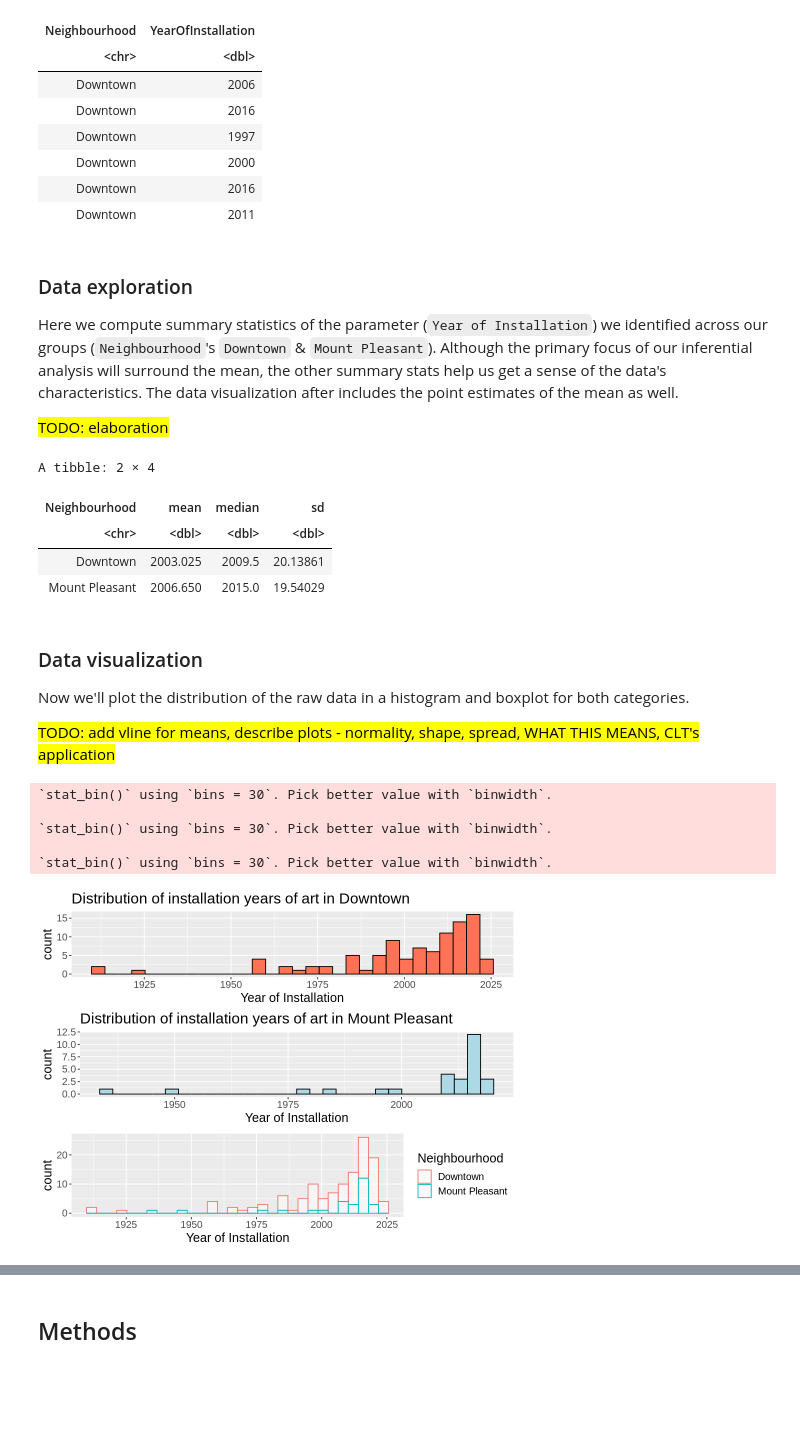
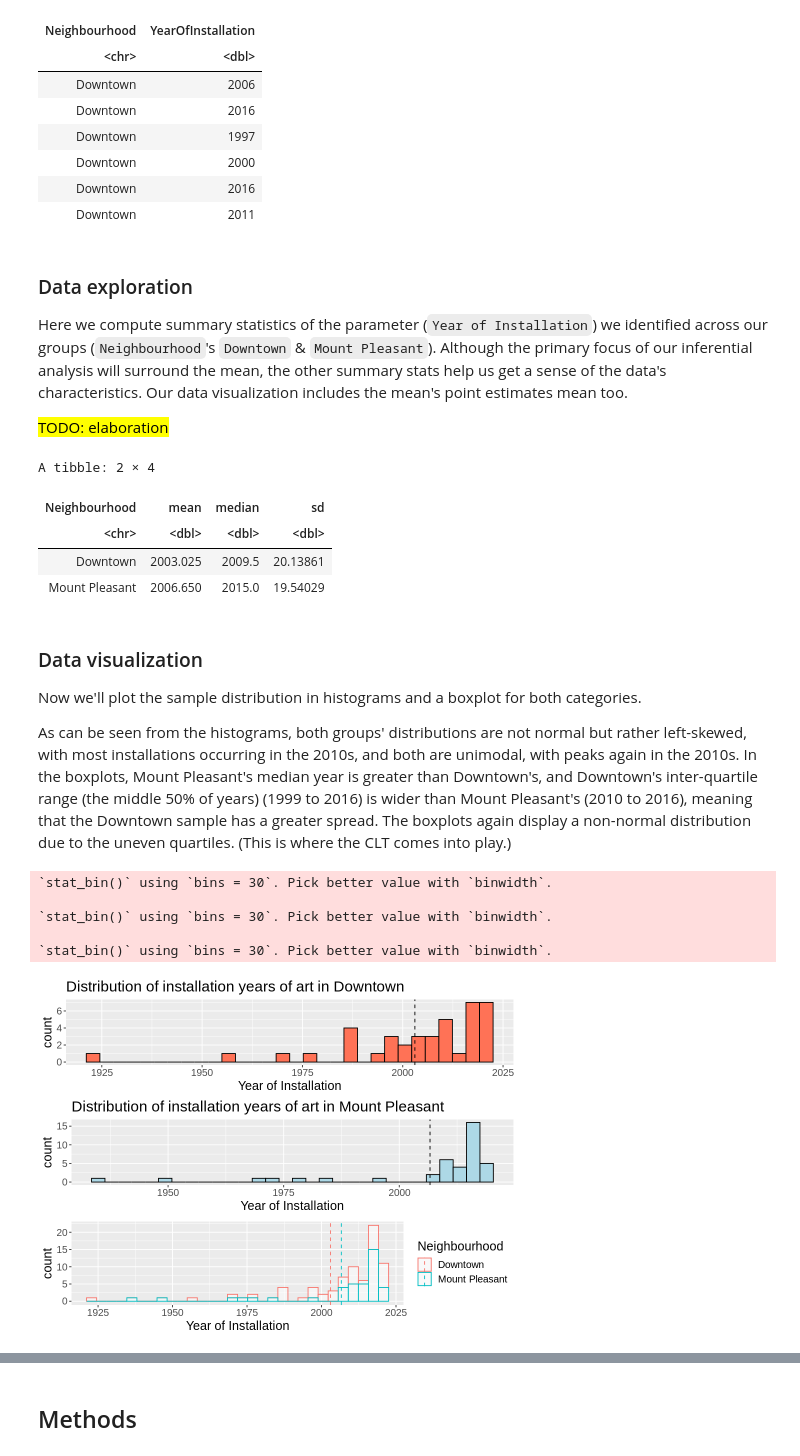
Before and after one commit to olivia-1221/Vancouver-Public-Art, a Jupyter notebook: proposal.ipynb, the cells around one changed output, grey strips where cells are left out. Drawn from its saved outputs; the diff is of its cells as text; code cells hidden in the pictures; blank space fills up the shorter version.

```diff
--- a/proposal.ipynb
+++ b/proposal.ipynb
@@ -102,16 +104,20 @@ A tibble: 6 × 2
 # %% [markdown]
 ### Data exploration
 
-Here we compute summary statistics of the parameter (`Year of Installation`) we identified across our groups (`Neighbourhood`'s `Downtown` & `Mount Pleasant`). Although the primary focus of our inferential analysis will surround the mean, </mark>the other summary stats</mark> help us get a sense of the data's characteristics. The data visualization after includes the point estimates of the mean as well.
+Here we compute summary statistics of the parameter (`Year of Installation`) we identified across our groups (`Neighbourhood`'s `Downtown` & `Mount Pleasant`). Although the primary focus of our inferential analysis will surround the mean, </mark>the other summary stats</mark> help us get a sense of the data's characteristics. Our data visualization includes the mean's point estimates mean too.
 
 <mark>TODO: elaboration </mark>
 # %%
-n <- nrow(art_data)
-
 art_sample_stats <- art_sample %>%
     group_by(Neighbourhood) %>%
     summarise(mean = mean(YearOfInstallation), median = median(YearOfInstallation), sd = sd(YearOfInstallation))
 
+### Extracting the point estimates of the mean for future use. Code from:
+#   https://stackoverflow.com/questions/7448881/how-to-access-single-elements-in-a-table-in-r
+downtown_mean <- as.numeric(art_sample_stats[1, "mean"])
+pleasant_mean <- as.numeric(art_sample_stats[2, "mean"])
+obs_mean_year_diff <- downtown_mean - pleasant_mean
+
 art_sample_stats
 # %% [output]
 A tibble: 2 × 4
@@ -122,48 +128,52 @@ A tibble: 2 × 4
 # %% [markdown]
 ### Data visualization
 
-Now we'll plot the distribution of the raw data in a histogram and boxplot for both categories.
+Now we'll plot the sample distribution in histograms and a boxplot for both categories.
 
-<mark>TODO: add vline for means, describe plots - normality, shape, spread, WHAT THIS MEANS, CLT's application </mark>
+As can be seen from the histograms, both groups' distributions are not normal but rather left-skewed, with most installations occurring in the 2010s, and both are unimodal, with peaks again in the 2010s. In the boxplots, Mount Pleasant's median year is greater than Downtown's, and Downtown's inter-quartile range (the middle 50% of years) (1999 to 2016) is wider than Mount Pleasant's (2010 to 2016), meaning that the Downtown sample has a greater spread. The boxplots again display a non-normal distribution due to the uneven quartiles. (This is where the CLT comes into play.)
 # %%
 ### Code to arrange the plots: Worksheet 8, 3.1
-### Code for overlaid histograms and vline():
+### Code for overlaid histograms:
 #   http://www.sthda.com/english/wiki/ggplot2-histogram-plot-quick-start-guide-r-software-and-data-visualization
 
 plots <- list()
 
 # Downtown
-plots[[1]] <- art_data %>%
+plots[[1]] <- art_sample %>%
     filter(Neighbourhood == "Downtown") %>%
     ggplot() +
     geom_histogram(aes(x = YearOfInstallation), color = "black", fill = "coral1") +
     ggtitle("Distribution of installation years of art in Downtown") +
     xlab("Year of Installation") +
-    theme(text = element_text(size = 15))
+    theme(text = element_text(size = 15)) +
+    geom_vline(aes(xintercept = downtown_mean), linetype = "dashed")
 
 # Mount Pleasant
-plots[[2]] <- art_data %>%
+plots[[2]] <- art_sample %>%
     filter(Neighbourhood == "Mount Pleasant") %>%
     ggplot() +
     geom_histogram(aes(x = YearOfInstallation), color = "black", fill = "lightblue") +
     ggtitle("Distribution of installation years of art in Mount Pleasant") +
     xlab("Year of Installation") +
-    theme(text = element_text(size = 15))
+    theme(text = element_text(size = 15)) +
+    geom_vline(aes(xintercept = pleasant_mean), linetype = "dashed")
 
 # Overlaid histograms
-plots[[3]] <- art_data %>%
+plots[[3]] <- art_sample %>%
     ggplot(aes(x = YearOfInstallation, color = Neighbourhood)) +
     geom_histogram(fill="white", alpha = 0.5) +
     xlab("Year of Installation") +
-    theme(text = element_text(size = 15))
+    theme(text = element_text(size = 15)) +
+    geom_vline(data = art_sample_stats, aes(xintercept = mean, color = Neighbourhood),
+             linetype = "dashed")
 
 grid.arrange(grobs = plots, ncol = 1)
 # %% [output]
 `stat_bin()` using `bins = 30`. Pick better value with `binwidth`.
 
 `stat_bin()` using `bins = 30`. Pick better value with `binwidth`.
 
 `stat_bin()` using `bins = 30`. Pick better value with `binwidth`.
-[figure, old version]
+[figure, new version]
 # %%
 inst_year_boxplots <-
```
Also changed, not shown: parts of 4 cells of this notebook.
